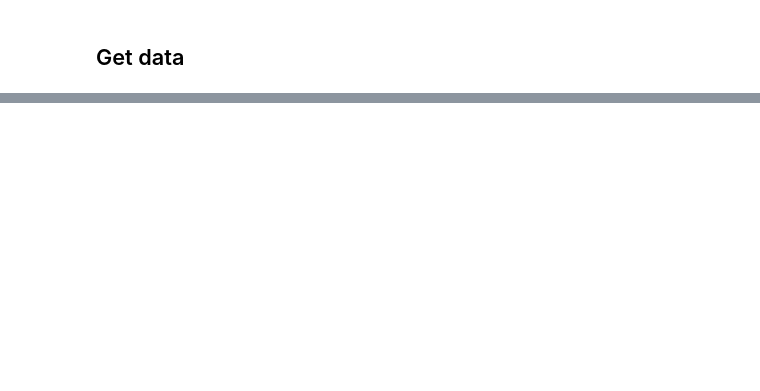
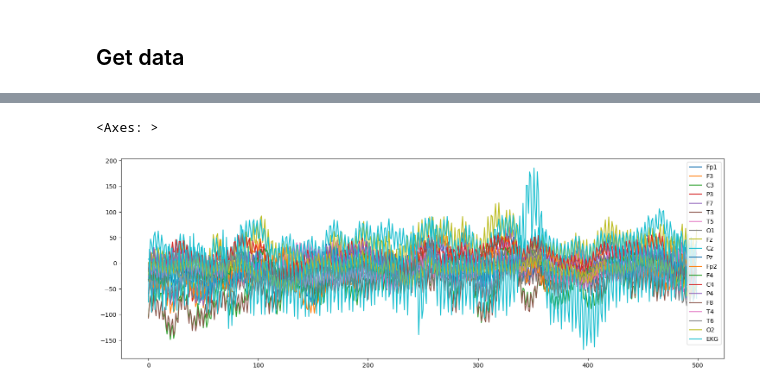
Before and after one commit to allispaul/brains, a Jupyter notebook: test-notebook.ipynb, the cells around one changed output, grey strips where cells are left out. Drawn from its saved outputs; the diff is of its cells as text; code cells hidden in the pictures; blank space fills up the shorter version.

Commit message:
Add some visualization and data exploration

```diff
--- a/test-notebook.ipynb
+++ b/test-notebook.ipynb
@@ -14,6 +19,7 @@ name2label = {v:k for k, v in label2name.items()}
 df = pd.read_csv(f'{BASE_PATH}/train.csv')
 df['eeg_path'] = f'{BASE_PATH}/train_eegs/'+df['eeg_id'].astype(str)+'.parquet'
 df['spec_path'] = f'{BASE_PATH}/train_spectrograms/'+df['spectrogram_id'].astype(str)+'.parquet'
+df['spec2_path'] = f'{BASE_PATH}/train_spectrograms/'+df['spectrogram_id'].astype(str)+'.parquet'
 df['class_name'] = df.expert_consensus.copy()
 df['class_label'] = df.expert_consensus.map(name2label)
 display(df.head(2))
@@ -23,0 +46,9 @@ display(df.head(2))
+# %%
+
+an_eeg = pd.read_parquet(df[df.expert_consensus == 'LPD'].iloc[0].eeg_path)
+plt.figure(figsize=(18, 6))
+plt.plot(an_eeg.iloc[:])
+an_eeg.iloc[:500].plot(ax=plt.gca())
+# %% [output]
+<Axes: >
+[figure, added]
```
Also changed, not shown: parts of 10 cells of this notebook.
